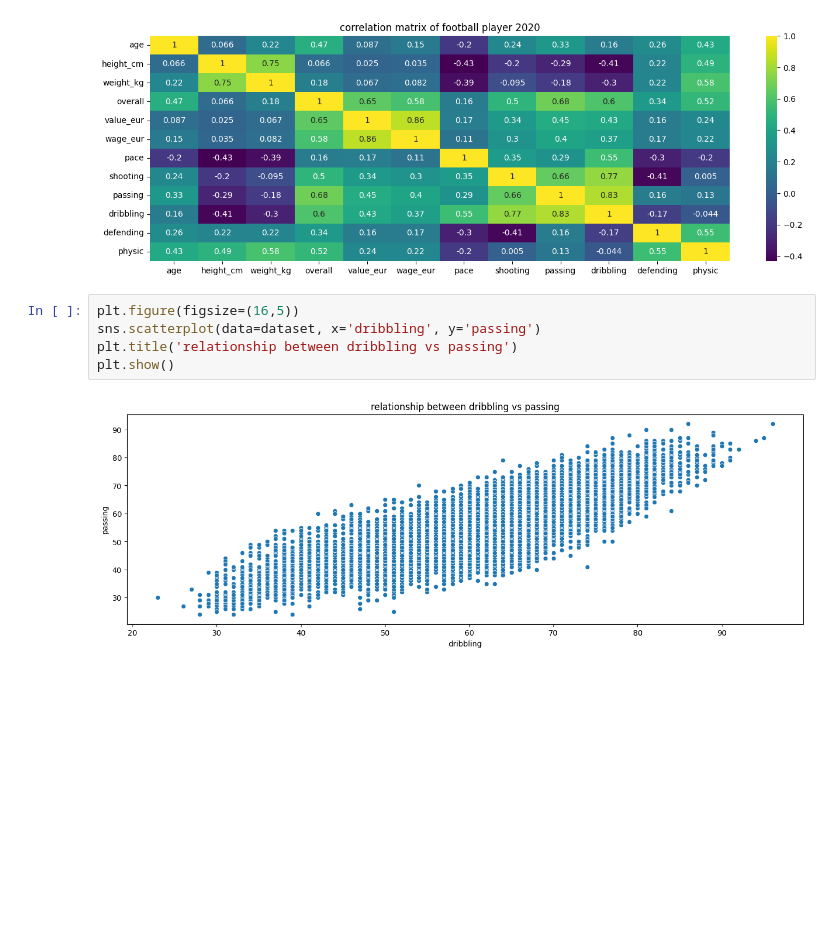
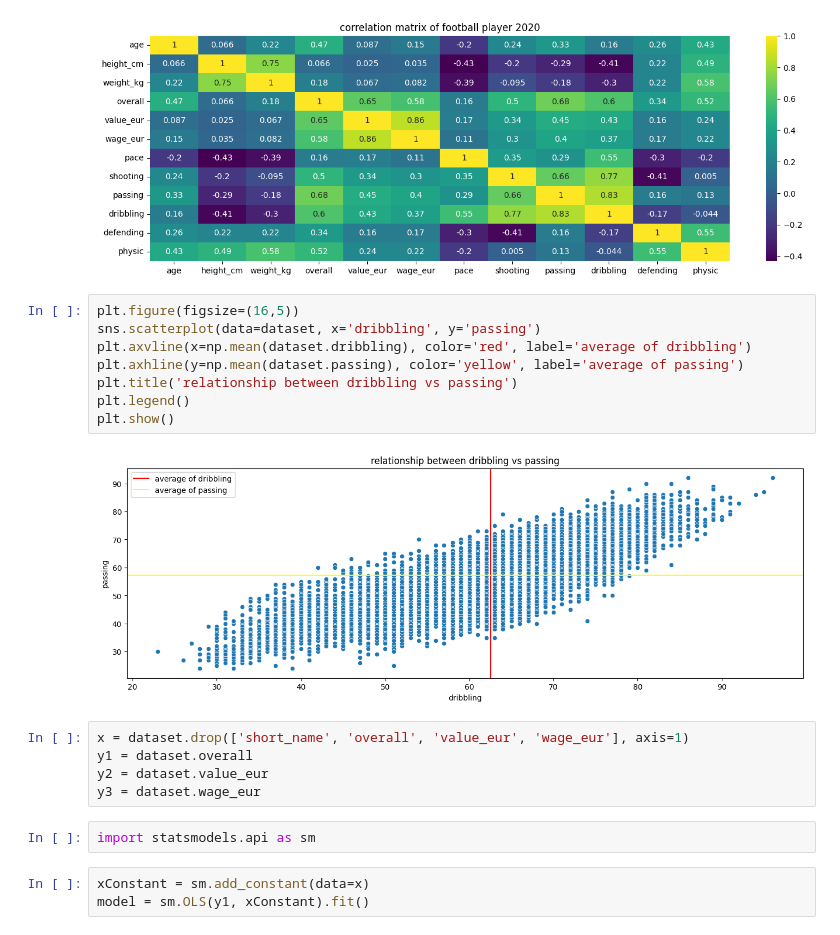
Before and after one commit to yandiher/statistical_analysis, a Jupyter notebook: football_analysis.ipynb, the cells around one changed output. Cells and saved outputs as stored; diff of their text form; blank space fills up the shorter version.

```diff
--- a/football_analysis.ipynb
+++ b/football_analysis.ipynb
@@ -89,7 +89,20 @@ plt.show()
 # %%
 plt.figure(figsize=(16,5))
 sns.scatterplot(data=dataset, x='dribbling', y='passing')
+plt.axvline(x=np.mean(dataset.dribbling), color='red', label='average of dribbling')
+plt.axhline(y=np.mean(dataset.passing), color='yellow', label='average of passing')
 plt.title('relationship between dribbling vs passing')
+plt.legend()
 plt.show()
 # %% [output]
-[figure, old version]
+[figure, new version]
+# %%
+x = dataset.drop(['short_name', 'overall', 'value_eur', 'wage_eur'], axis=1)
+y1 = dataset.overall
+y2 = dataset.value_eur
+y3 = dataset.wage_eur
+# %%
+import statsmodels.api as sm
+# %%
+xConstant = sm.add_constant(data=x)
+model = sm.OLS(y1, xConstant).fit()
```
Also changed, not shown: parts of 1 cell of this notebook.
